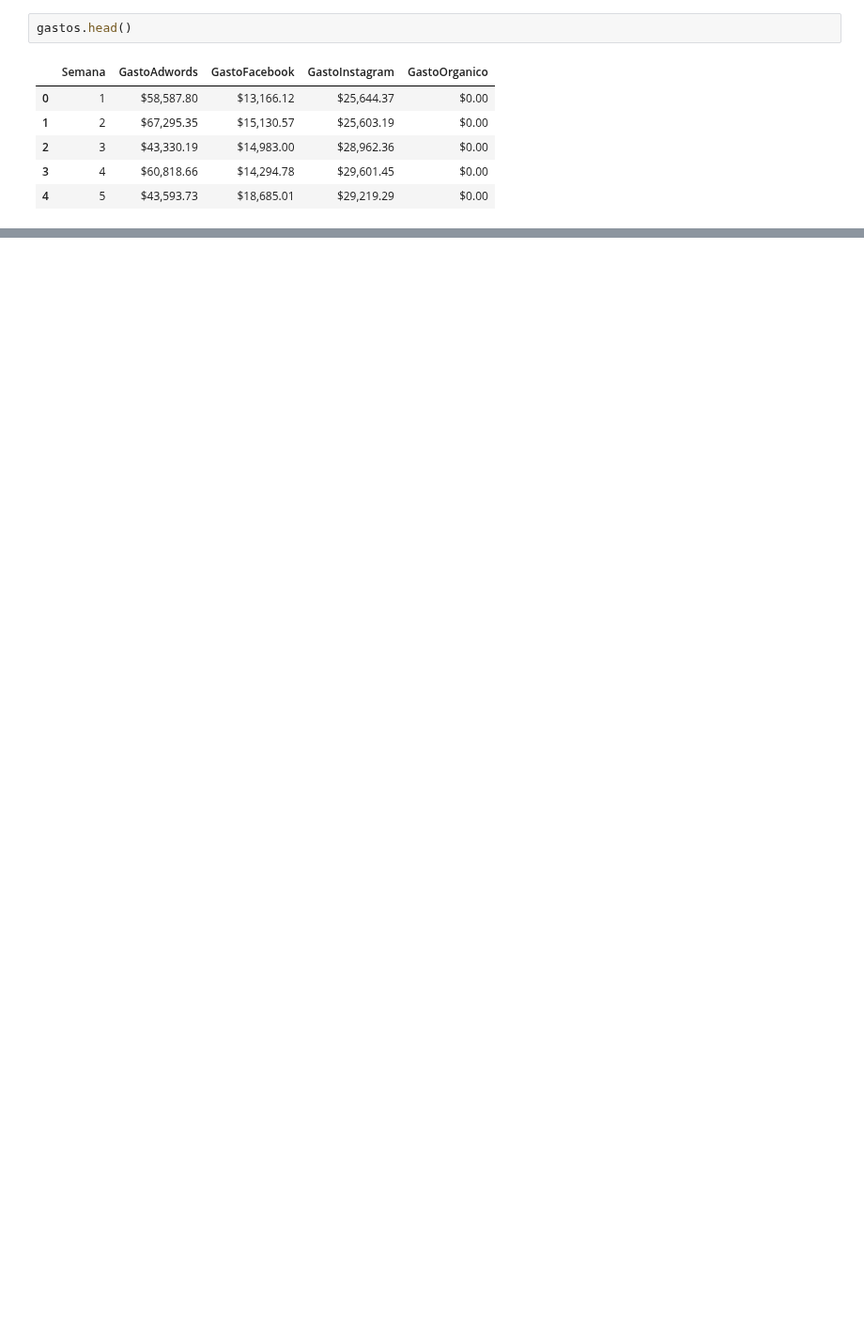
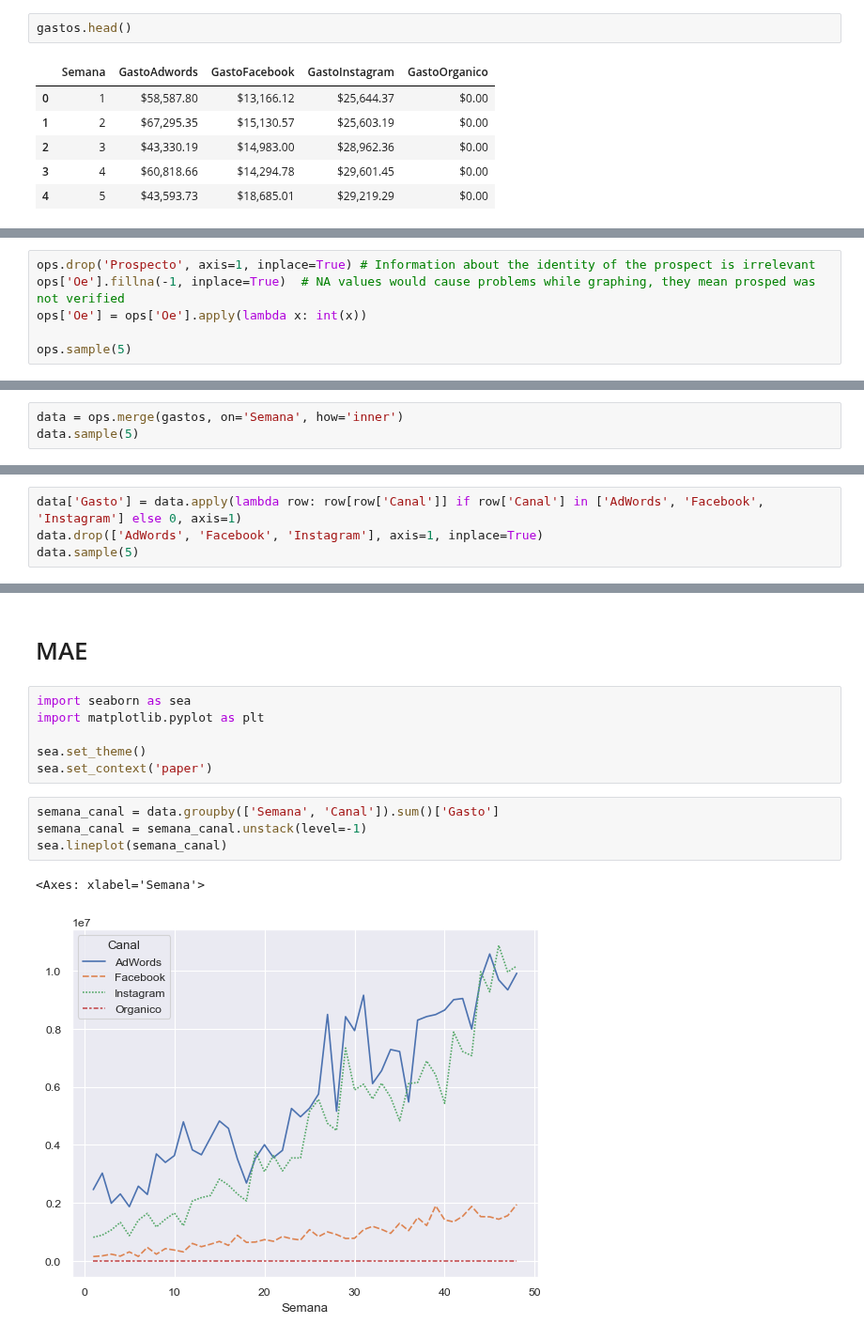
Before and after one commit to esolanoo/ProyectoTerminal_Ejercicios, a Jupyter notebook: Caso1/analysis.ipynb, the cells around one changed output, grey strips where cells are left out. Shown at 94% size. Cells and saved outputs as stored; diff of their text form; blank space fills up the shorter version.

```diff
--- a/Caso1/analysis.ipynb
+++ b/Caso1/analysis.ipynb
@@ -61,0 +85,6 @@ gastos.head()
+# %%
+ops.drop('Prospecto', axis=1, inplace=True) # Information about the identity of the prospect is irrelevant
+ops['Oe'].fillna(-1, inplace=True)  # NA values would cause problems while graphing, they mean prosped was not verified
+ops['Oe'] = ops['Oe'].apply(lambda x: int(x))
+
+ops.sample(5)
@@ -61,0 +100,3 @@ gastos.head()
+# %%
+data = ops.merge(gastos, on='Semana', how='inner')
+data.sample(5)
@@ -61,0 +112,4 @@ gastos.head()
+# %%
+data['Gasto'] = data.apply(lambda row: row[row['Canal']] if row['Canal'] in ['AdWords', 'Facebook', 'Instagram'] else 0, axis=1)
+data.drop(['AdWords', 'Facebook', 'Instagram'], axis=1, inplace=True)
+data.sample(5)
@@ -61,0 +123,15 @@ gastos.head()
+# %% [markdown]
+# MAE
+# %%
+import seaborn as sea
+import matplotlib.pyplot as plt
+
+sea.set_theme()
+sea.set_context('paper')
+# %%
+semana_canal = data.groupby(['Semana', 'Canal']).sum()['Gasto']
+semana_canal = semana_canal.unstack(level=-1)
+sea.lineplot(semana_canal)
+# %% [output]
+<Axes: xlabel='Semana'>
+[figure, added]
```
Also changed, not shown: parts of 13 cells of this notebook.
